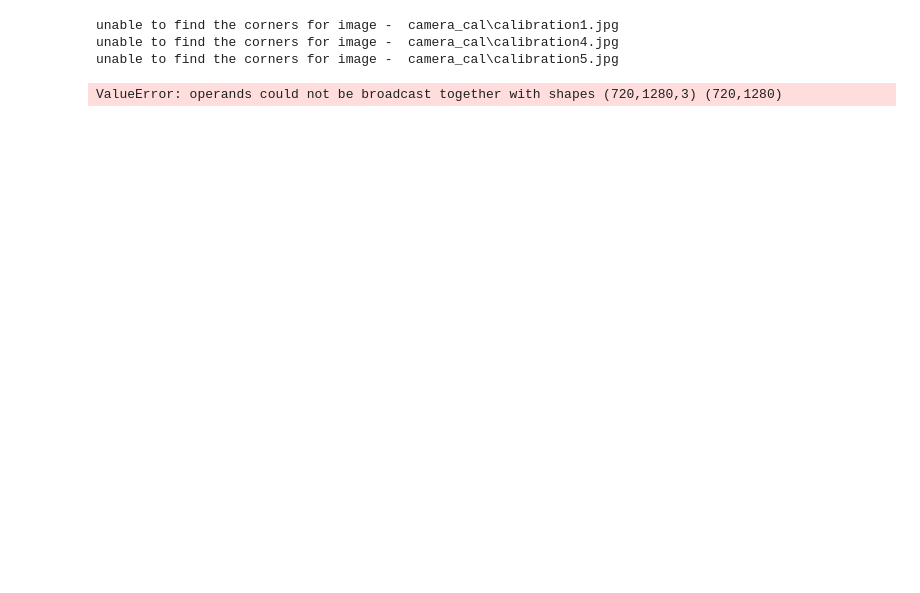
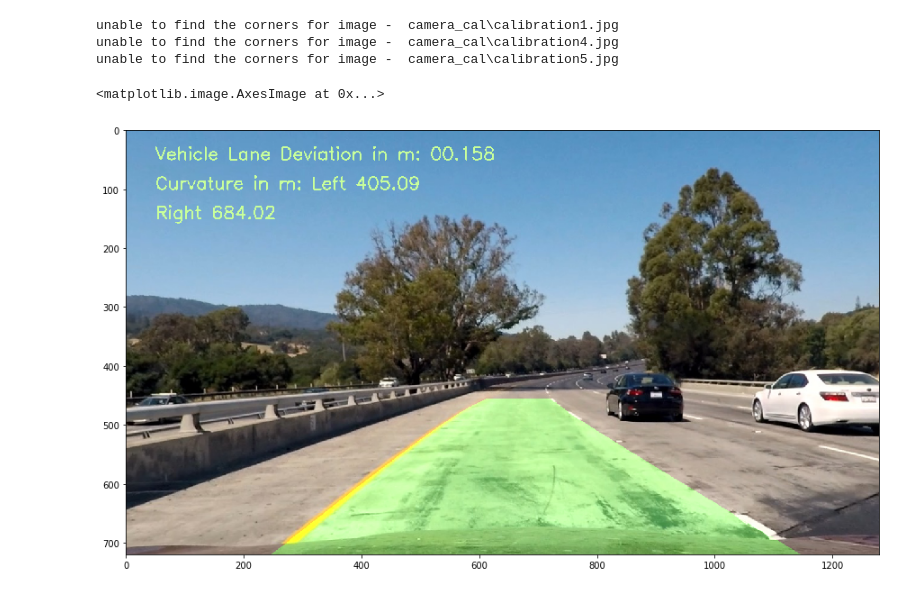
Before and after one commit to moizKachwala/self-drivingCar-advance-lane-p2, a Jupyter notebook: lane_detection_v1.ipynb, the cells around one changed output. Drawn from its saved outputs; the diff is of its cells as text; code cells hidden in the pictures; blank space fills up the shorter version.

```diff
--- a/lane_detection_v1.ipynb
+++ b/lane_detection_v1.ipynb
@@ -170,7 +188,7 @@ def combined_color_pipeline(img, sobel_thresh=(20, 100), color_thresh=(170, 255)
     sxbinary = abs_sobel_thresh(gray, orient='x', thresh=sobel_thresh)
 
     # Color Channel
-    s_binary = color_threshold(s_channel, thresh=color_thresh)
+    s_binary = color_threshold(img)
 
     # Stack each channel to view their individual contributions in green and blue respectively
     # This returns a stack of the two binary images, whose components you can see as different colors
@@ -446,7 +500,7 @@ def process_image(img):
     image = undistort_image(img, mtx, dist)
 
     # Thesholding Pipeline
-    combined_binary = apply_all_thresholds(image)
+    combined_binary = combined_color_pipeline(image)
 
     # Height and width of combined binary
     img_width = combined_binary.shape[1]
@@ -479,20 +533,35 @@ def process_image(img):
 
     # Draw the lane onto the warped blank image
     cv2.fillPoly(lanes_warped, np.int_([lane_pts]), (0, 255, 0))
+
+    # Combine the result with the original image
     unwarped_result = cv2.addWeighted(image, 1, image_De_warper(lanes_warped, src_points, dst_points), 0.3, 0)
 
+    vehicle_deviation = calculate_vehicle_position(warped_binary)
+    left_curvature, right_curvature  = calculate_radius(warped_binary, left_fitx, right_fitx)
+
+    cv2.putText(unwarped_result, 'Vehicle Lane Deviation in m: {:06.3f}'.format(vehicle_deviation), (50, 50), cv2.FONT_HERSHEY_SIMPLEX, 1, (200,255,155), 2, cv2.LINE_8)
+
+    cv2.putText(unwarped_result, 'Curvature in m: Left {:06.2f}'.format(left_curvature), (50, 100),
+                cv2.FONT_HERSHEY_SIMPLEX, 1, (200, 255, 155), 2, cv2.LINE_8)
+
+    cv2.putText(unwarped_result,
+                'Right {:06.2f}'.format(right_curvature), (50, 150),
+                cv2.FONT_HERSHEY_SIMPLEX, 1, (200, 255, 155), 2, cv2.LINE_8)
+
     return unwarped_result
 # %%
 g_line = Line()
-img = cv2.imread("./test_images/test5.jpg")
+img = cv2.imread("./test_images/test1.jpg")
 test5 = cv2.cvtColor(img, cv2.COLOR_BGR2RGB)
 out = process_image(test5)
 
 fig = plt.gcf()
 fig.set_size_inches(15, 20)
 plt.imshow(out)
 # %% [output]
-ValueError: operands could not be broadcast together with shapes (720,1280,3) (720,1280)
+<matplotlib.image.AxesImage at 0x...>
+[figure, added]
 # %%
 from moviepy.editor import VideoFileClip
 from IPython.display import HTML
```
Also changed, not shown: parts of 4 cells of this notebook, 1 other file.
